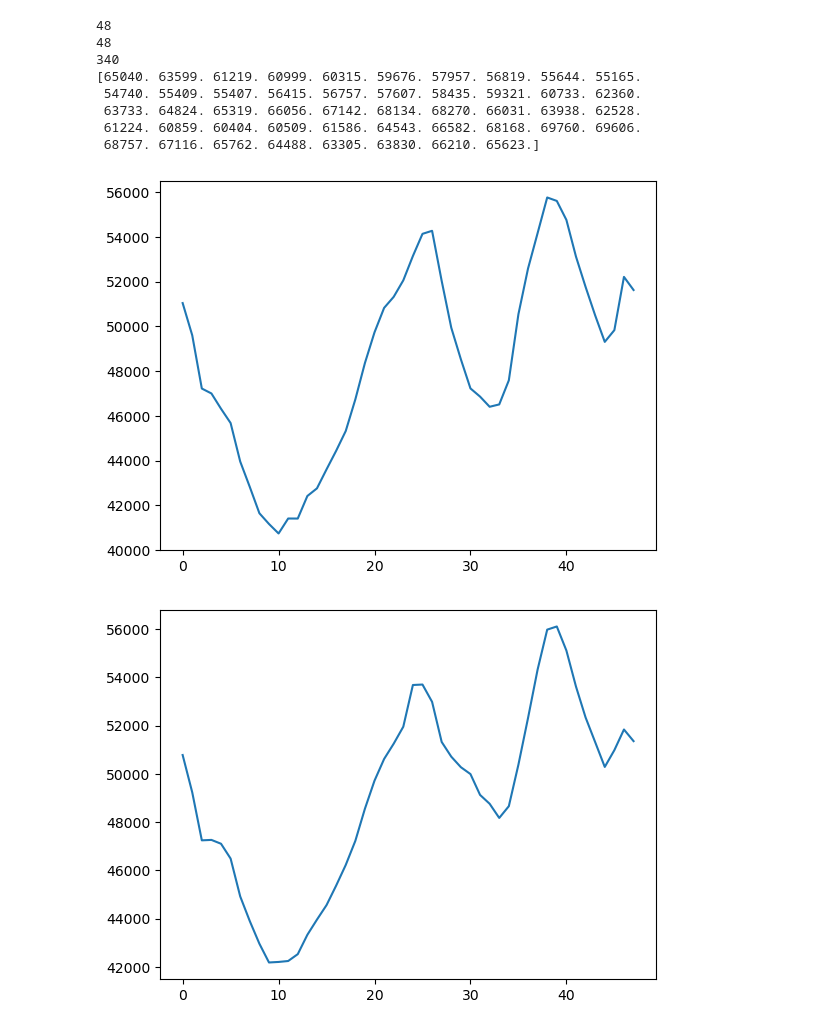
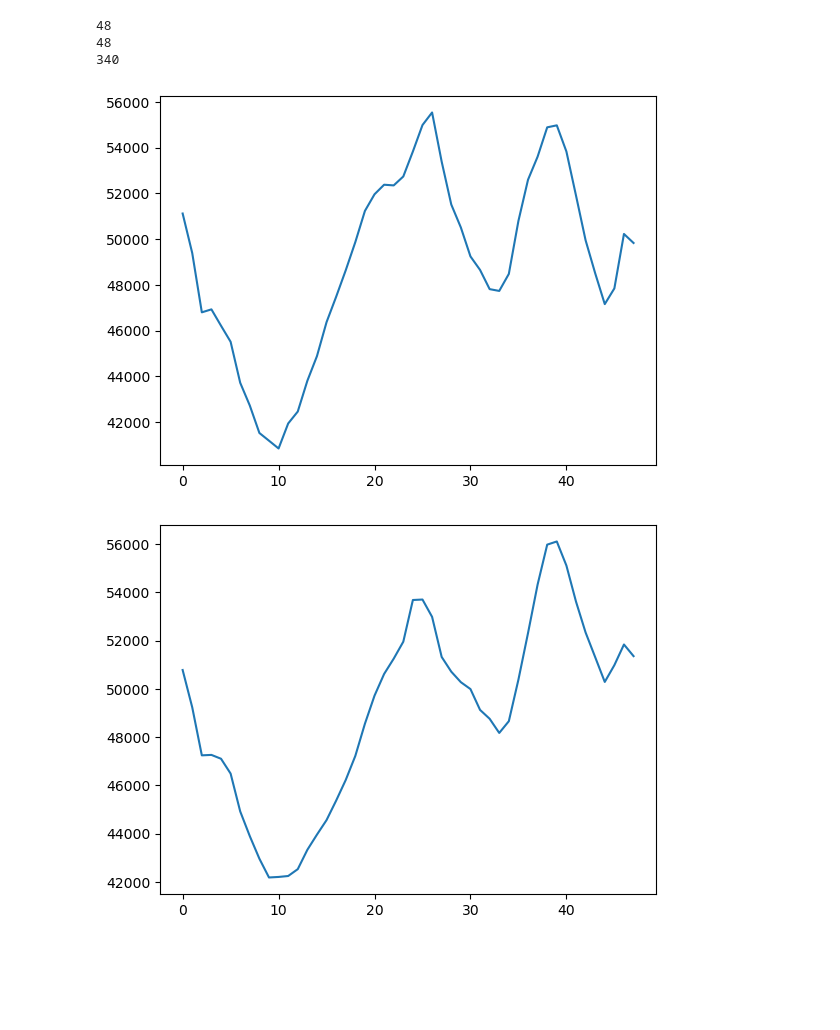
Before and after one commit to HAPPY-STEVE/python-data-science-predi, a Jupyter notebook: TD2_prediction.ipynb, the cells around one changed output. Drawn from its saved outputs; the diff is of its cells as text; code cells hidden in the pictures; blank space fills up the shorter version.

```diff
--- a/TD2_prediction.ipynb
+++ b/TD2_prediction.ipynb
@@ -63,47 +63,39 @@ for i in range (len(array_splited)):
 #etape 3 : tri du tableau pour récupérer le meilleur jour
 correl_array.sort(reverse = True,key = lambda i:i[1])
 
 #extraction du meilleur jour qui se trouve donc en position 1, puis on lui ajoute 1 car les tableaux python commencent à 0
 meilleur_jour = correl_array[0]
 
 print(meilleur_jour[0]+1)
 
-#le meilleur jour est donc le 339(+1) ème jour de 2020 = les predictions se feront donc sur le jour d'après = 340(+1)ème jour de 2020
-#on récupère donc les data du jour
-data_jour_prediction = array_splited[meilleur_jour[0]+1]
-print(data_jour_prediction)
+#prédiction
+poly = np.polyfit(array_splited[meilleur_jour[0]], array_splited[meilleur_jour[0]+1], 1)
+prediction = np.polyval(poly, array_splited[meilleur_jour[0]])
 
 #on affiche le graphique pour comparaison
 def plot_array(y):
     x = range(len(y))
     plt.plot(x, y)
     plt.show()
 
 #sous-estimation des valeurs
 array_jour_prediction = []
-for i in range(len(data_jour_prediction)):
-    array_jour_prediction.append(data_jour_prediction[i]-14000)
+for i in range(len(prediction)):
+    array_jour_prediction.append(prediction[i]-13500)
 
-plot_array(array_jour_prediction)
+#plot_array(array_jour_prediction)
 #on affiche les véritables valeurs
 array_jour_reel = []
 #formatage du jour du 8 janvier pour avoir un tableau identique
 #ajout d'une surestimation aux données de 2020
 for i in jourReel:
     array_jour_reel.append(i)
 
-
+plot_array(array_jour_prediction)
 plot_array(array_jour_reel)
-def mainProgram():
-    pass
 # %% [output]
 48
 48
 340
-[65040. 63599. 61219. 60999. 60315. 59676. 57957. 56819. 55644. 55165.
- 54740. 55409. 55407. 56415. 56757. 57607. 58435. 59321. 60733. 62360.
- 63733. 64824. 65319. 66056. 67142. 68134. 68270. 66031. 63938. 62528.
- 61224. 60859. 60404. 60509. 61586. 64543. 66582. 68168. 69760. 69606.
- 68757. 67116. 65762. 64488. 63305. 63830. 66210. 65623.]
-[figure, old version]
+[figure, new version]
 [figure]
```
Also changed, not shown: 10 other files.
